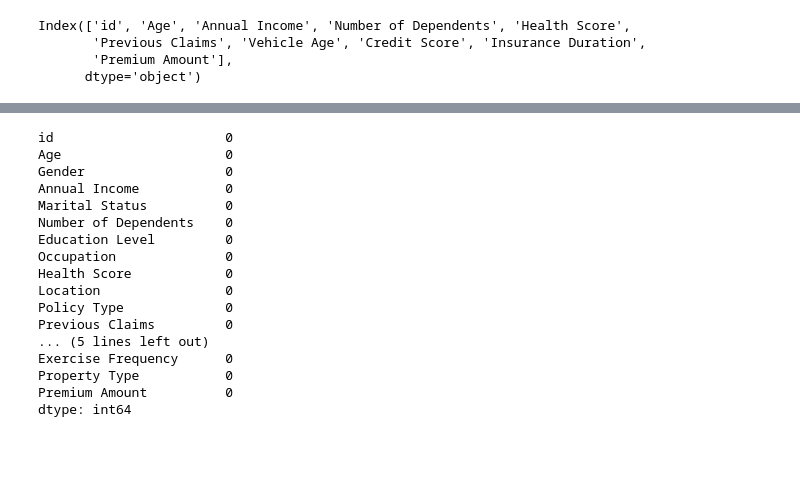
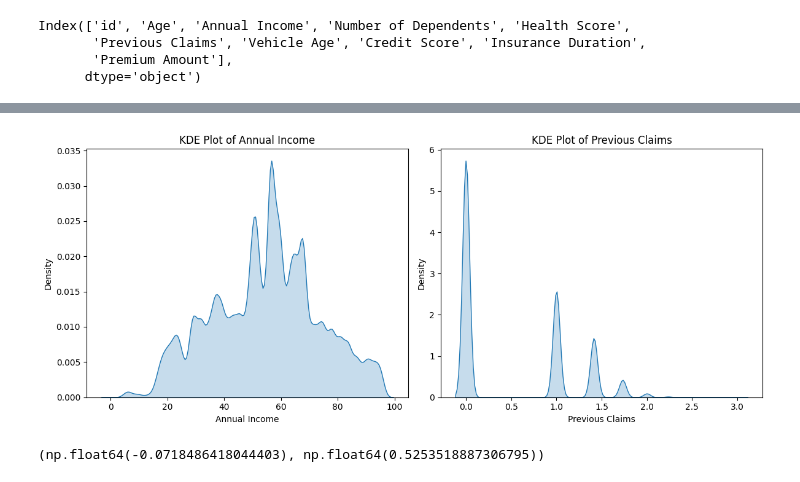
Before and after one commit to anushka3690/Regression-for-Insurance-Premiums, a Jupyter notebook: notebook.ipynb, the cells around one changed output, grey strips where cells are left out. Saved outputs shown, nothing was run; the diff lists cells and outputs as text; code cells hidden in the pictures; blank space fills up the shorter version.

```diff
--- a/notebook.ipynb
+++ b/notebook.ipynb
@@ -176,13 +208,5 @@ from scipy.stats import boxcox
+# %%
+df['Previous Claims'] = np.sqrt(df['Previous Claims'])
 # %%
-for col in skew_cols:
-    # Fill NaNs with mean before Box-Cox transformation
-    df[col] = df[col].fillna(df[col].mean())
-    # Ensure all values are positive for Box-Cox transformation
-    if (df[col] <= 0).any():
-        df[col] = df[col] + abs(df[col].min()) + 1
-
-    df[col], _ = boxcox(df[col])
-    if df[col].skew() > 0.5 or df[col].skew() < -0.5:
-        print(f"{col} is skewed with a skewness of {df[col].skew()}")
-    else:
-        print(f"{col} is not skewed ")
+from scipy.stats import boxcox
+df['Annual Income'], _ = boxcox(df['Annual Income'])
@@ -193,3 +212,0 @@ Premium Amount is not skewed
-# %%
-for col in num_cols:
-    df[col].fillna(df[col].mean(), inplace = True)
@@ -203,3 +212,0 @@ For example, when doing 'df[col].method(value, inplace=True)', try using 'df.met
-# %%
-for col in cat_cols:
-    df[col].fillna(df[col].mode()[0], inplace = True)
@@ -213,20 +213,14 @@ For example, when doing 'df[col].method(value, inplace=True)', try using 'df.met
-# %%
-df.isnull().sum()
-# %% [output]
-id                      0
-Age                     0
-Gender                  0
-Annual Income           0
-Marital Status          0
-Number of Dependents    0
-Education Level         0
-Occupation              0
-Health Score            0
-Location                0
-Policy Type             0
-Previous Claims         0
-... (5 lines left out)
-Exercise Frequency      0
-Property Type           0
-Premium Amount          0
-dtype: int64
+# %%
+fig, axes = plt.subplots(1, 2, figsize=(12, 5))
+sns.kdeplot(df['Annual Income'], ax=axes[0], fill=True)
+axes[0].set_title("KDE Plot of Annual Income")
+sns.kdeplot(df['Previous Claims'], ax=axes[1], fill=True)
+axes[1].set_title("KDE Plot of Previous Claims")
+plt.tight_layout()
+plt.show()
+# %% [output]
+[figure, added]
+# %%
+df['Annual Income'].skew(), df['Previous Claims'].skew()
+# %% [output]
+(np.float64(-0.0718486418044403), np.float64(0.5253518887306795))
```
Also changed, not shown: parts of 22 cells of this notebook.
